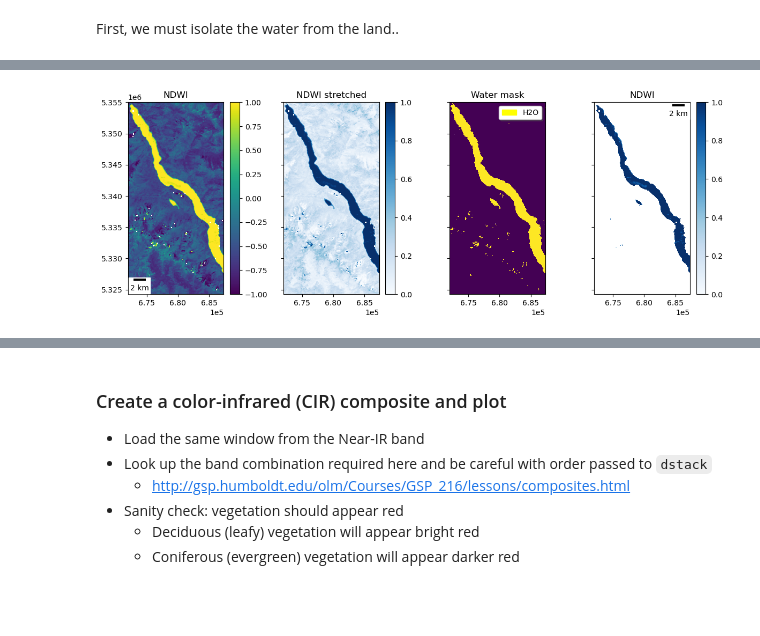
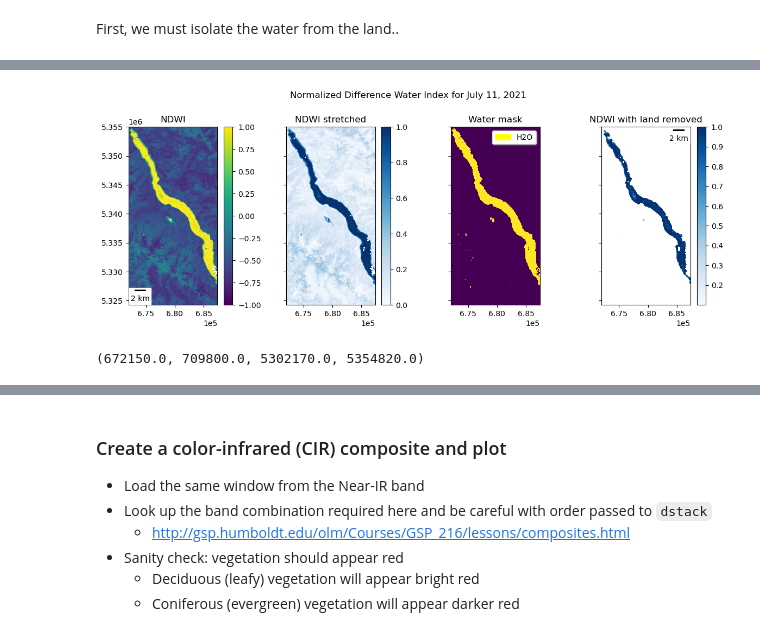
Before and after one commit to UW-GDA/Project_Chelanigans, a Jupyter notebook: chelan_2_rgb_analysis.ipynb, the cells around one changed output, grey strips where cells are left out. Drawn from its saved outputs; the diff is of its cells as text; code cells hidden in the pictures; blank space fills up the shorter version.

```diff
--- a/chelan_2_rgb_analysis.ipynb
+++ b/chelan_2_rgb_analysis.ipynb
@@ -26,6 +31,14 @@ from matplotlib_scalebar.scalebar import ScaleBar
 pwd
 # %% [output]
 '/home/jovyan/project/chelanigans'
+# %%
+#Set up directory for output
+notebook = 'chelan_3_'
+path = ('/home/jovyan/project/chelanigans/output/%s' %notebook)
+isExist = os.path.exists(path)
+if not isExist:
+   # Create a new directory because it does not exist
+   os.makedirs(path)
 # %%
 #Set path to local directory with downloaded images
 
@@ -59,5 +72,21 @@ date_2 = 'September 24th, 2021'
 img_id2 = 'HLS.S30.T10UFU.2021267T190029.v2.0'
 # %%
 #Define image to use (can set this to switch to pre/post heatwave image
-img = img_id2
-date = date_2
+img = img_id1
+date = date_1
+# %%
+# import the datetime module
+import datetime
+
+# datetime in string format for may 25 1999
+input = date
+
+# format
+format = '%B %d, %Y'
+
+# convert from string format to datetime format
+datetime = datetime.datetime.strptime(input, format)
+
+# get the date from the datetime using date()
+# function
+print(datetime.date())
@@ -371,39 +400,41 @@ ax.set_title('Histogram of NDWI values within north Lake Chelan window');
 # %%
 import matplotlib.patches as mpatches #for legend
 # %%
-ndwi_chelan = np.ma.masked_less(ndwi, w)
+ndwi_chelan = np.ma.masked_less(ndwi, water_threshold)
 # %%
 fig, axa = plt.subplots(1, 4, figsize=(12,4.5), sharex=True, sharey=True)
 
-ndwi_mask = ndwi>= w
+ndwi_mask = ndwi>= water_threshold
 
 shw0 = axa[0].imshow(ndwi, cmap='viridis', extent=window_extent)
 bar = plt.colorbar(shw0)
 axa[0].add_artist(ScaleBar(1.0, location='lower left'))
 axa[0].set_title('NDWI')
 axa[0].ticklabel_format(scilimits=(1,3))
 
 ndwi_norm = normie(ndwi, 2, 98)
 shw1 = axa[1].imshow(ndwi_norm, cmap='Blues', extent=window_extent)
 bar = plt.colorbar(shw1)
 axa[1].set_title('NDWI stretched')
 axa[1].ticklabel_format(scilimits=(1,3))
 
 shw2 = axa[2].imshow(ndwi_mask, extent=window_extent, interpolation='none')
 axa[2].set_title('Water mask')
 axa[2].ticklabel_format(scilimits=(1,3))
 
-shw3 = axa[3].imshow(normie(ndwi_chelan, 2, 98), cmap='Blues', extent=window_extent)
+shw3 = axa[3].imshow(ndwi_chelan, cmap='Blues', extent=window_extent)
 bar = plt.colorbar(shw3)
 axa[3].add_artist(ScaleBar(1.0, location='upper right'))
-axa[3].set_title('NDWI')
+axa[3].set_title('NDWI with land removed')
 axa[3].ticklabel_format(scilimits=(1,3))
 
 veg_legend = mpatches.Patch(color='yellow', label='H2O')
 axa[2].legend(handles=[veg_legend], loc='upper right', shadow=True, fancybox=True)
 #https://matplotlib.org/stable/tutorials/intermediate/legend_guide.html#creating-artists-specifically-for-adding-to-the-legend-aka-proxy-artists
 
+fig.suptitle('Normalized Difference Water Index for %s' %date, y=1)
 plt.tight_layout()
+plt.savefig('/home/jovyan/project/chelanigans/output/%s/ndwi_%s.png' %(notebook, datetime.date()))
 plt.show();
 # %% [output]
-[figure, old version]
+[figure, new version]
@@ -411,0 +490,6 @@ w = 0.1
+# %%
+#Get clipped extent in UTM coordinates
+chelan_mask_extent = rio.plot.plotting_extent(chelan_mask, chelan_mask_transform)
+chelan_mask_extent
+# %% [output]
+(672150.0, 709800.0, 5302170.0, 5354820.0)
```
Also changed, not shown: parts of 44 cells of this notebook, 4 other files.
